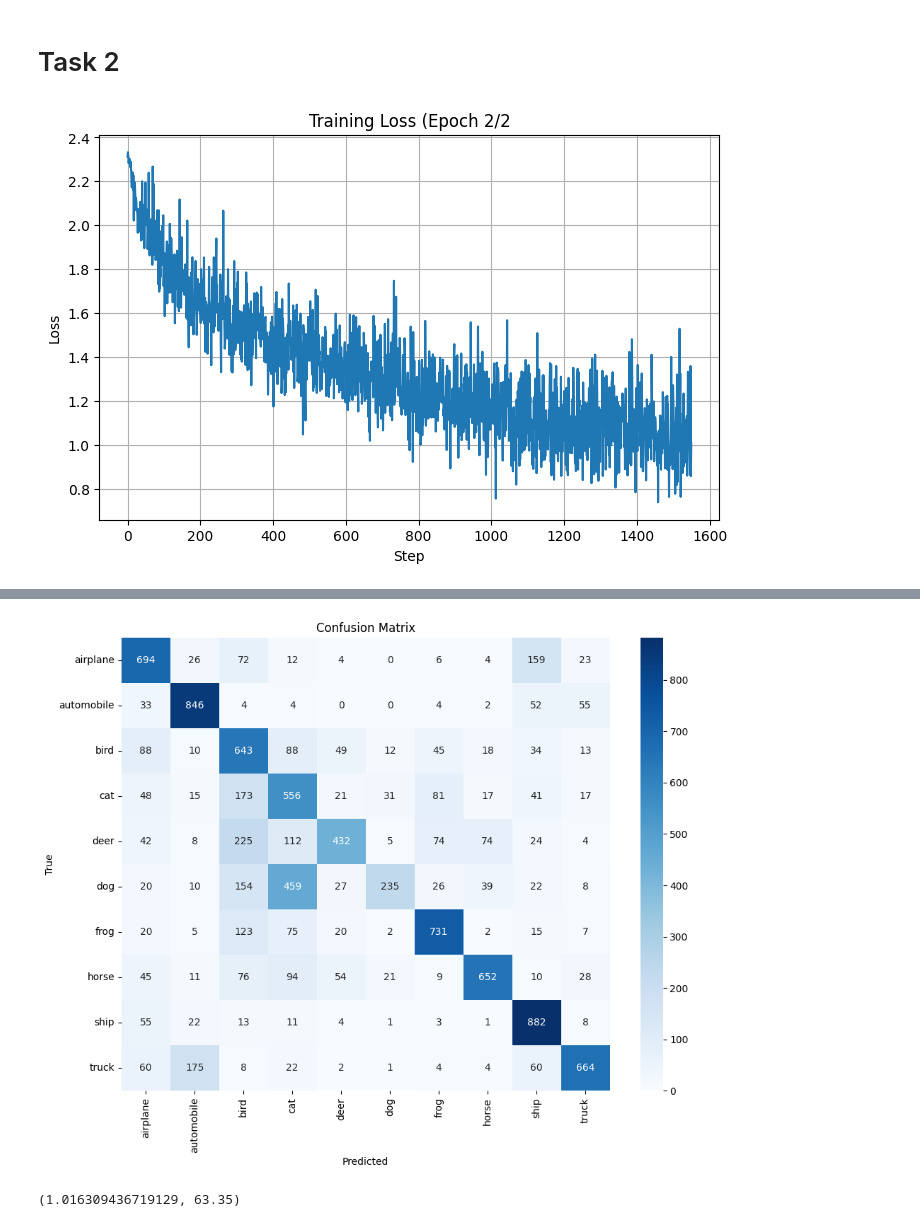
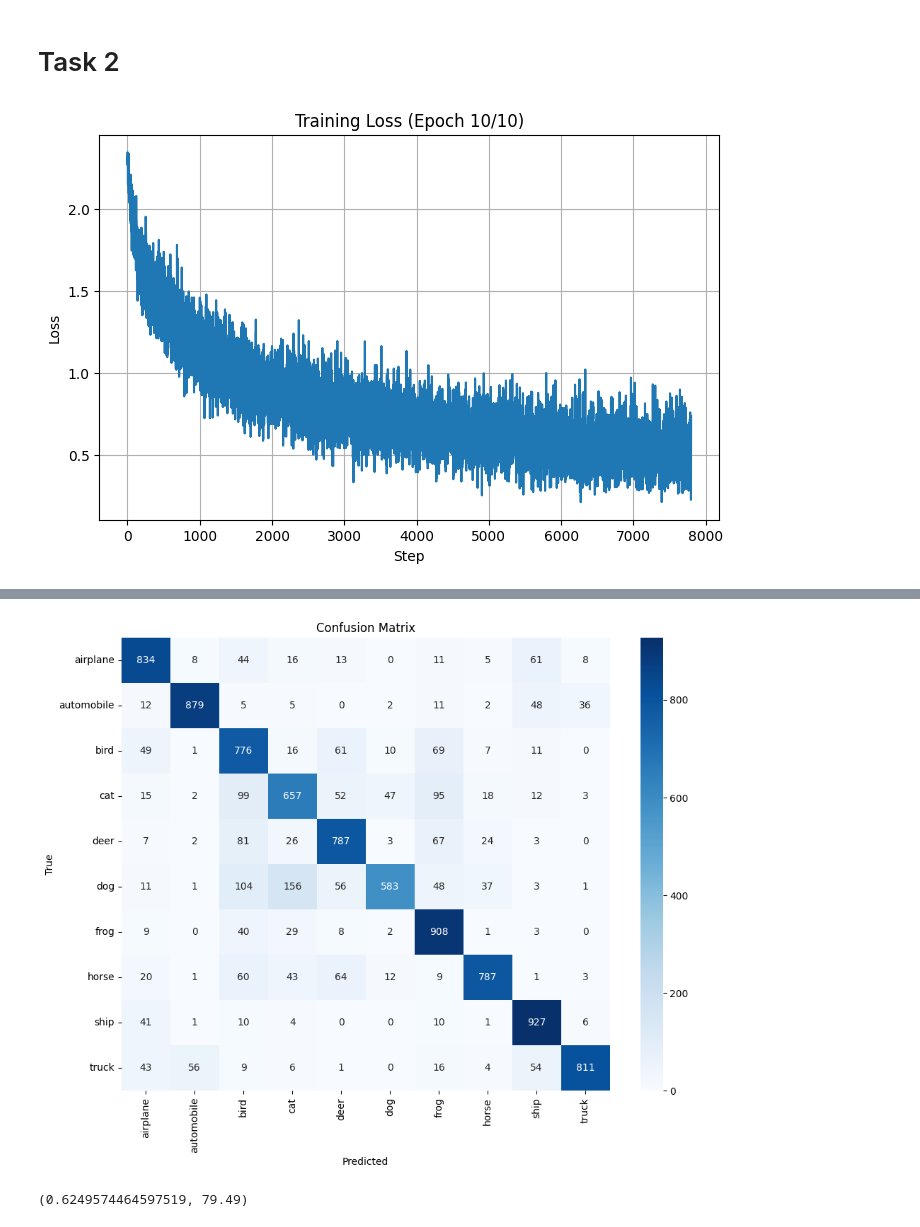
Before and after one commit to LoganBolton/Fall2025Classes, a Jupyter notebook: computer_vision/assignment4/assignment4.ipynb, the cells around one changed output, grey strips where cells are left out. Saved outputs shown, nothing was run; the diff lists cells and outputs as text; code cells hidden in the pictures.

```diff
--- a/computer_vision/assignment4/assignment4.ipynb
+++ b/computer_vision/assignment4/assignment4.ipynb
@@ -303,7 +303,7 @@ class CNN_task2(nn.Module):
         return x
 # %%
 model_2 = CNN_task2()
-model_2 = train(model_2, num_epochs=2)
+model_2 = train(model_2, num_epochs=10)
 evaluate(model_2)
 # %% [output]
-[figure, old version]
+[figure, new version]
@@ -312,2 +312,2 @@ Test Loss: 1.0163, Test Accuracy: 63.35%
-[figure, old version]
+[figure, new version]
-(1.016309436719129, 63.35)
+(0.6249574464597519, 79.49)
```
Also changed, not shown: parts of 7 cells of this notebook.
